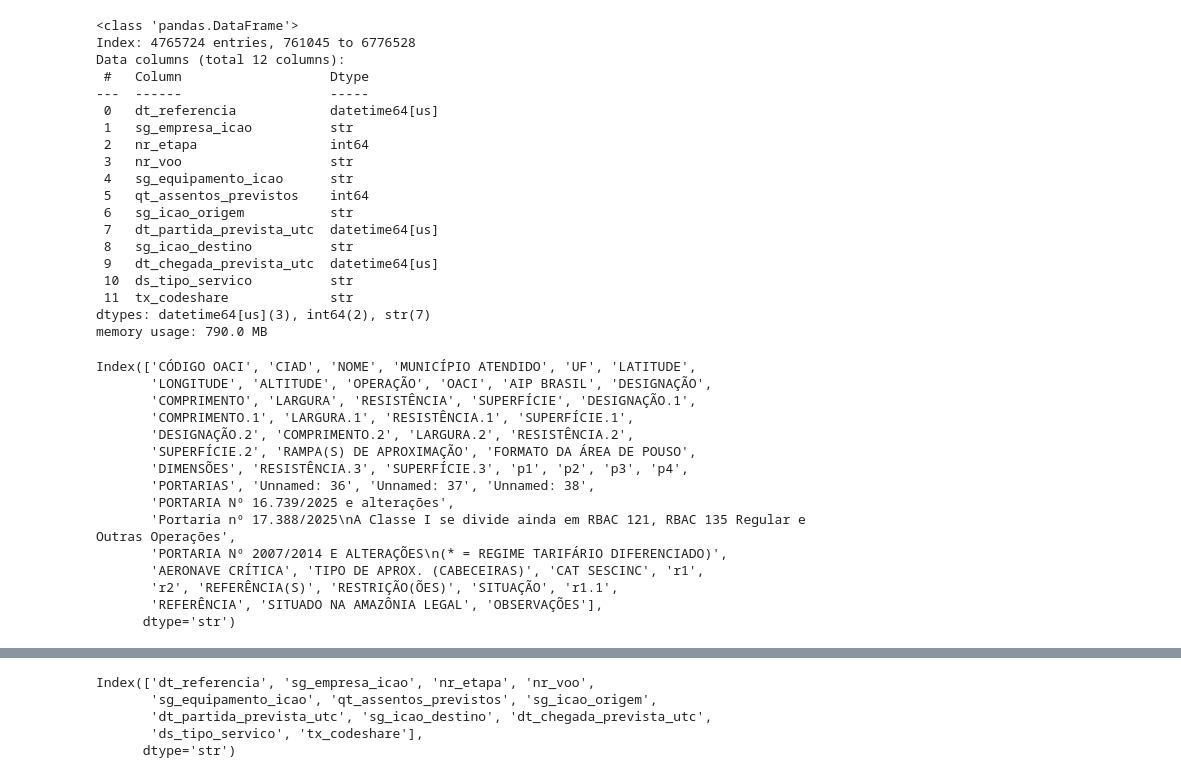
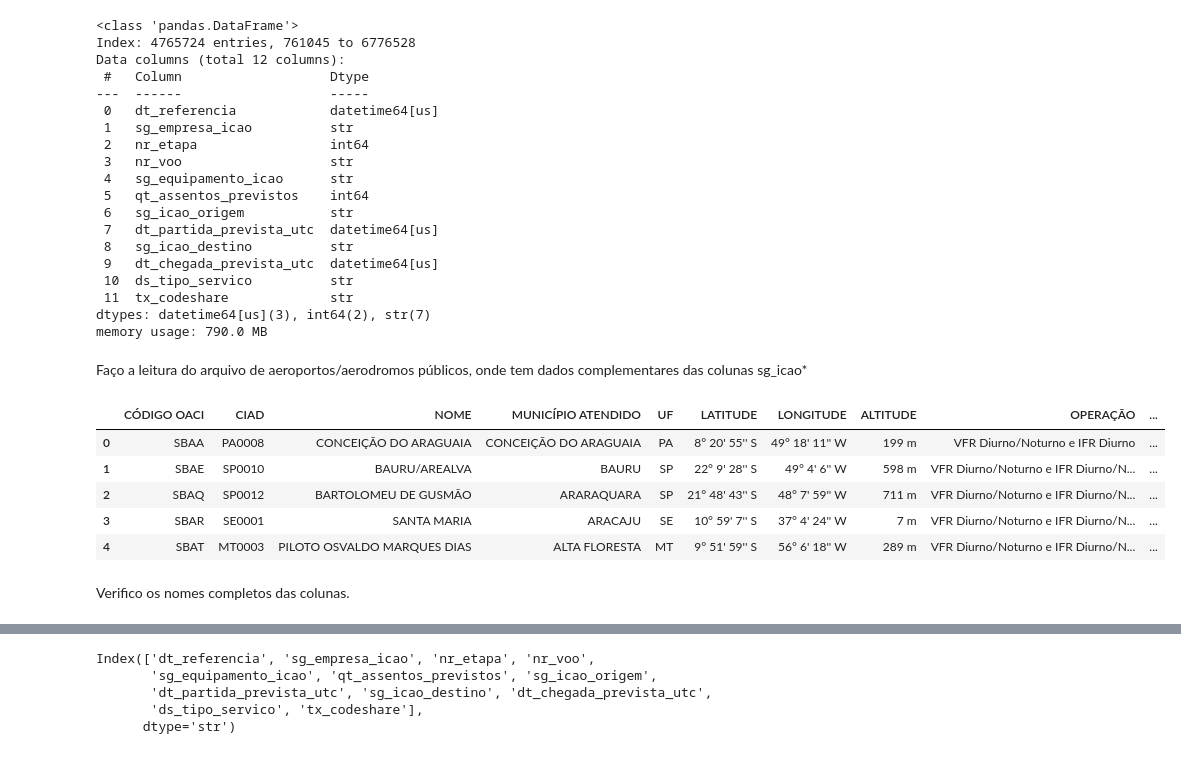
Before and after one commit to EdsonCesariUnivesp/Dados_ANAC, a Jupyter notebook: main.ipynb, the cells around one changed output, grey strips where cells are left out. Saved outputs shown, nothing was run; the diff lists cells and outputs as text; code cells hidden in the pictures.

```diff
--- a/main.ipynb
+++ b/main.ipynb
@@ -97,22 +122,17 @@ Data columns (total 12 columns):
  11  tx_codeshare             str
 dtypes: datetime64[us](3), int64(2), str(7)
 memory usage: 790.0 MB
+# %% [markdown]
+Faço a leitura do arquivo de aeroportos/aerodromos públicos, onde tem dados complementares das colunas sg_icao*
 # %%
 df_pub = pd.read_csv(rf'data_aerodromos\AerodromosPublicos.csv', sep=';', header=1)
-df_pub.columns
+df_pub.head()
 # %% [output]
-Index(['CÓDIGO OACI', 'CIAD', 'NOME', 'MUNICÍPIO ATENDIDO', 'UF', 'LATITUDE',
-       'LONGITUDE', 'ALTITUDE', 'OPERAÇÃO', 'OACI', 'AIP BRASIL', 'DESIGNAÇÃO',
-       'COMPRIMENTO', 'LARGURA', 'RESISTÊNCIA', 'SUPERFÍCIE', 'DESIGNAÇÃO.1',
-       'COMPRIMENTO.1', 'LARGURA.1', 'RESISTÊNCIA.1', 'SUPERFÍCIE.1',
-       'DESIGNAÇÃO.2', 'COMPRIMENTO.2', 'LARGURA.2', 'RESISTÊNCIA.2',
-       'SUPERFÍCIE.2', 'RAMPA(S) DE APROXIMAÇÃO', 'FORMATO DA ÁREA DE POUSO',
-       'DIMENSÕES', 'RESISTÊNCIA.3', 'SUPERFÍCIE.3', 'p1', 'p2', 'p3', 'p4',
-       'PORTARIAS', 'Unnamed: 36', 'Unnamed: 37', 'Unnamed: 38',
-       'PORTARIA Nº 16.739/2025 e alterações',
-       'Portaria nº 17.388/2025\nA Classe I se divide ainda em RBAC 121, RBAC 135 Regular e Outras Operações',
-       'PORTARIA Nº 2007/2014 E ALTERAÇÕES\n(* = REGIME TARIFÁRIO DIFERENCIADO)',
-       'AERONAVE CRÍTICA', 'TIPO DE APROX. (CABECEIRAS)', 'CAT SESCINC', 'r1',
-       'r2', 'REFERÊNCIA(S)', 'RESTRIÇÃO(ÕES)', 'SITUAÇÃO', 'r1.1',
-       'REFERÊNCIA', 'SITUADO NA AMAZÔNIA LEGAL', 'OBSERVAÇÕES'],
-      dtype='str')
+|  | CÓDIGO OACI | CIAD | NOME | MUNICÍPIO ATENDIDO | UF | LATITUDE | LONGITUDE | ALTITUDE | OPERAÇÃO | ... |
+| 0 | SBAA | PA0008 | CONCEIÇÃO DO ARAGUAIA | CONCEIÇÃO DO ARAGUAIA | PA | 8° 20' 55'' S | 49° 18' 11'' W | 199 m | VFR Diurno/Noturno e IFR Diurno | ... |
+| 1 | SBAE | SP0010 | BAURU/AREALVA | BAURU | SP | 22° 9' 28'' S | 49° 4' 6'' W | 598 m | VFR Diurno/Noturno e IFR Diurno/N... | ... |
+| 2 | SBAQ | SP0012 | BARTOLOMEU DE GUSMÃO | ARARAQUARA | SP | 21° 48' 43'' S | 48° 7' 59'' W | 711 m | VFR Diurno/Noturno e IFR Diurno/N... | ... |
+| 3 | SBAR | SE0001 | SANTA MARIA | ARACAJU | SE | 10° 59' 7'' S | 37° 4' 24'' W | 7 m | VFR Diurno/Noturno e IFR Diurno/N... | ... |
+| 4 | SBAT | MT0003 | PILOTO OSVALDO MARQUES DIAS | ALTA FLORESTA | MT | 9° 51' 59'' S | 56° 6' 18'' W | 289 m | VFR Diurno/Noturno e IFR Diurno/N... | ... |
+# %% [markdown]
+Verifico os nomes completos das colunas.
```
Also changed, not shown: parts of 29 cells of this notebook, 1 other file.
